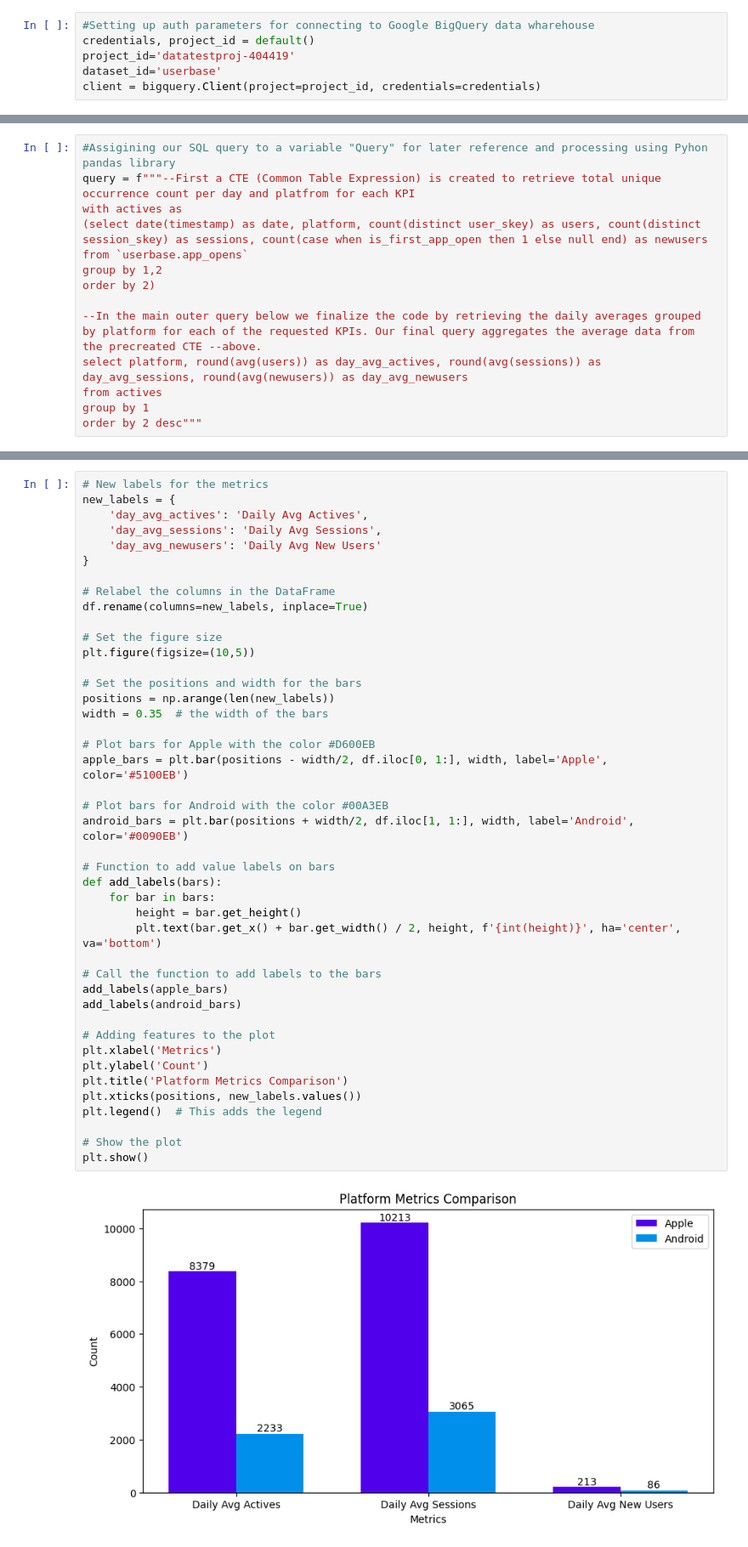
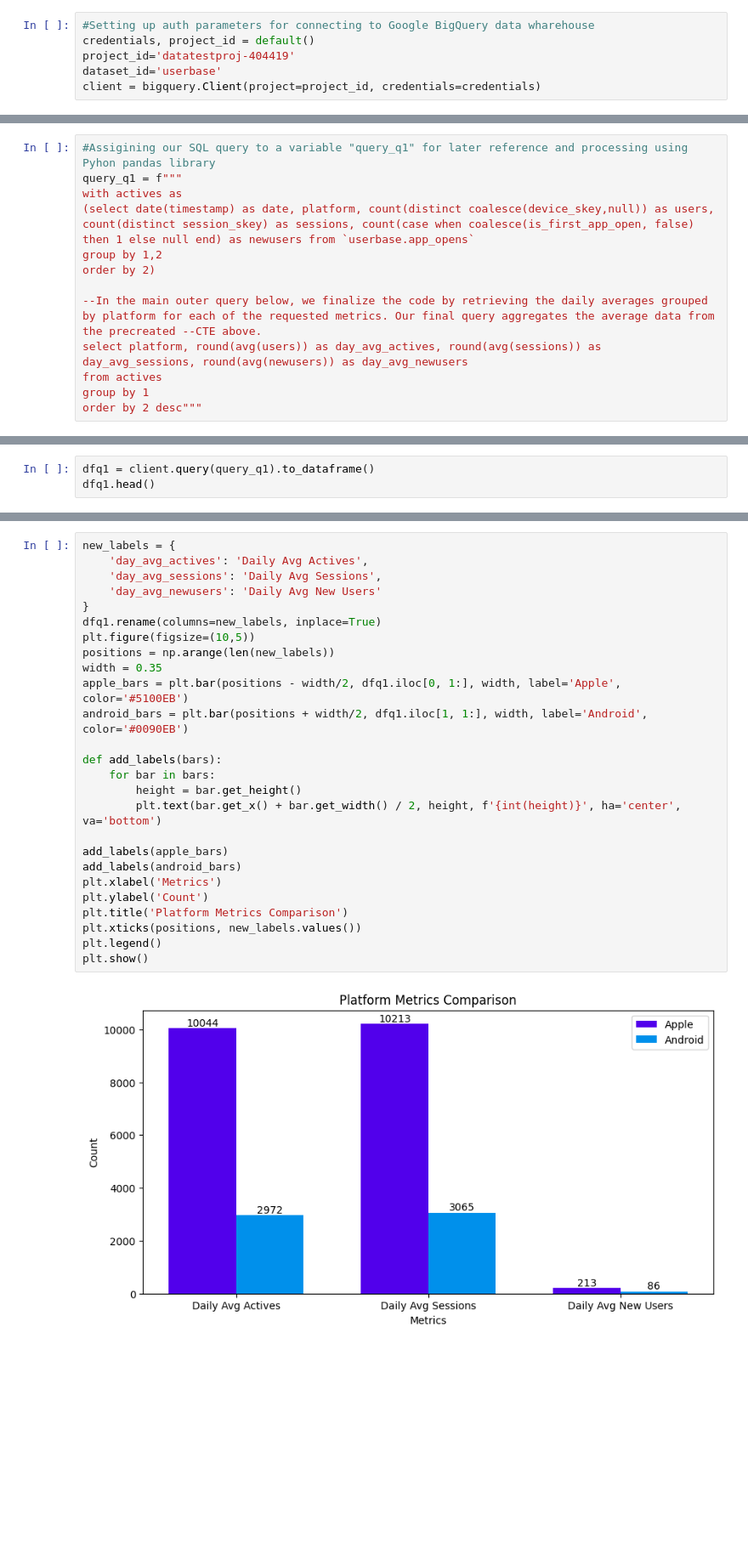
Before and after one commit to thearseno/pynotebooks, a Jupyter notebook: Growth_Task.ipynb, the cells around one changed output, grey strips where cells are left out. Shown at 85% size. Saved outputs shown, nothing was run; the diff lists cells and outputs as text; blank space fills up the shorter version.

```diff
--- a/Growth_Task.ipynb
+++ b/Growth_Task.ipynb
@@ -28,12 +38,12 @@ average sessions, and daily average new users per platform (android and apple) f
 # %%
-#Assigining our SQL query to a variable "Query" for later reference and processing using Pyhon pandas library
-query = f"""--First a CTE (Common Table Expression) is created to retrieve total unique occurrence count per day and platfrom for each KPI
+#Assigining our SQL query to a variable "query_q1" for later reference and processing using Pyhon pandas library
+query_q1 = f"""
 with actives as
-(select date(timestamp) as date, platform, count(distinct user_skey) as users, count(distinct session_skey) as sessions, count(case when is_first_app_open then 1 else null end) as newusers from `userbase.app_opens`
+(select date(timestamp) as date, platform, count(distinct coalesce(device_skey,null)) as users, count(distinct session_skey) as sessions, count(case when coalesce(is_first_app_open, false) then 1 else null end) as newusers from `userbase.app_opens`
 group by 1,2
 order by 2)
 
---In the main outer query below we finalize the code by retrieving the daily averages grouped by platform for each of the requested KPIs. Our final query aggregates the average data from the precreated CTE --above.
+--In the main outer query below, we finalize the code by retrieving the daily averages grouped by platform for each of the requested metrics. Our final query aggregates the average data from the precreated --CTE above.
 select platform, round(avg(users)) as day_avg_actives, round(avg(sessions)) as day_avg_sessions, round(avg(newusers)) as day_avg_newusers
 from actives
 group by 1
@@ -51,0 +55,3 @@ df.head()
+# %%
+dfq1 = client.query(query_q1).to_dataframe()
+dfq1.head()
@@ -52,45 +64,28 @@ df.head()
 # %%
-# New labels for the metrics
 new_labels = {
     'day_avg_actives': 'Daily Avg Actives',
     'day_avg_sessions': 'Daily Avg Sessions',
     'day_avg_newusers': 'Daily Avg New Users'
 }
+dfq1.rename(columns=new_labels, inplace=True)
+plt.figure(figsize=(10,5))
+positions = np.arange(len(new_labels))
+width = 0.35
+apple_bars = plt.bar(positions - width/2, dfq1.iloc[0, 1:], width, label='Apple', color='#5100EB')
+android_bars = plt.bar(positions + width/2, dfq1.iloc[1, 1:], width, label='Android', color='#0090EB')
 
-# Relabel the columns in the DataFrame
-df.rename(columns=new_labels, inplace=True)
-
-# Set the figure size
-plt.figure(figsize=(10,5))
-
-# Set the positions and width for the bars
-positions = np.arange(len(new_labels))
-width = 0.35  # the width of the bars
-
-# Plot bars for Apple with the color #D600EB
-apple_bars = plt.bar(positions - width/2, df.iloc[0, 1:], width, label='Apple', color='#5100EB')
-
-# Plot bars for Android with the color #00A3EB
-android_bars = plt.bar(positions + width/2, df.iloc[1, 1:], width, label='Android', color='#0090EB')
-
-# Function to add value labels on bars
 def add_labels(bars):
     for bar in bars:
         height = bar.get_height()
         plt.text(bar.get_x() + bar.get_width() / 2, height, f'{int(height)}', ha='center', va='bottom')
 
-# Call the function to add labels to the bars
 add_labels(apple_bars)
 add_labels(android_bars)
-
-# Adding features to the plot
 plt.xlabel('Metrics')
 plt.ylabel('Count')
 plt.title('Platform Metrics Comparison')
 plt.xticks(positions, new_labels.values())
-plt.legend()  # This adds the legend
-
-# Show the plot
+plt.legend()
 plt.show()
 # %% [output]
-[figure, old version]
+[figure, new version]
```
Also changed, not shown: parts of 42 cells of this notebook.
